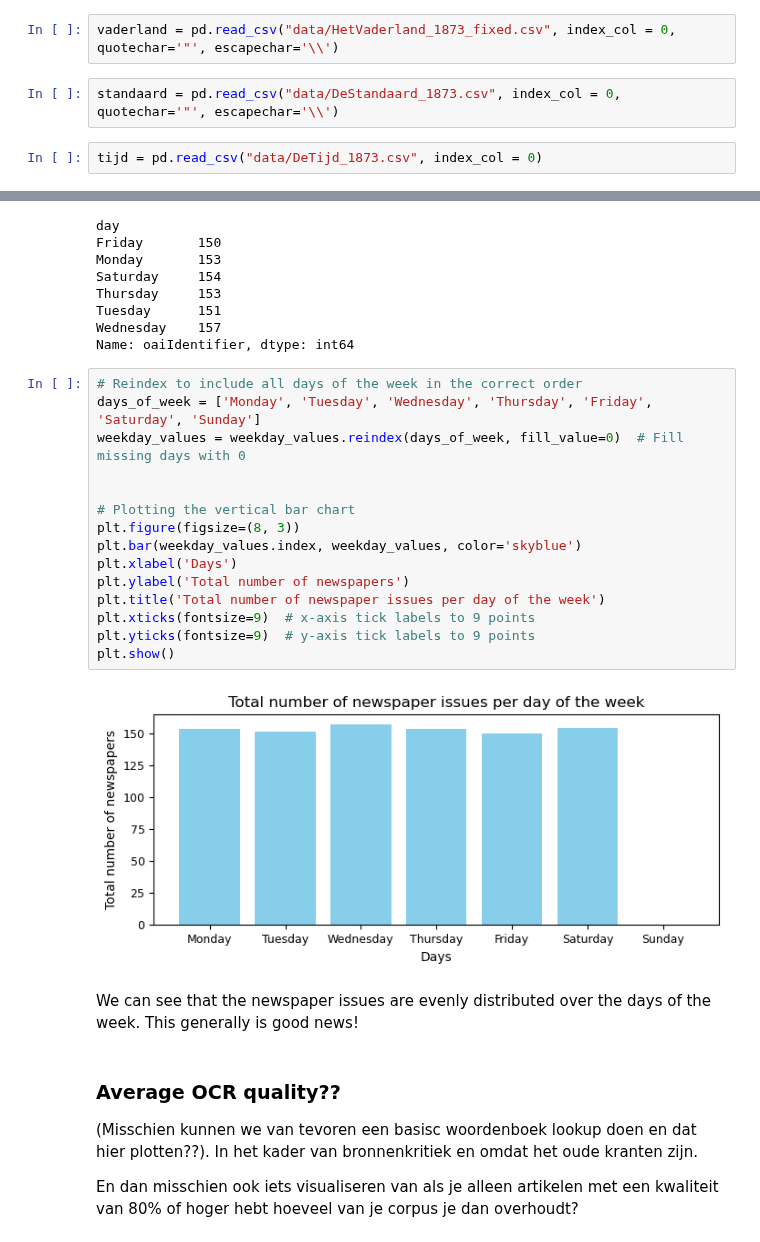
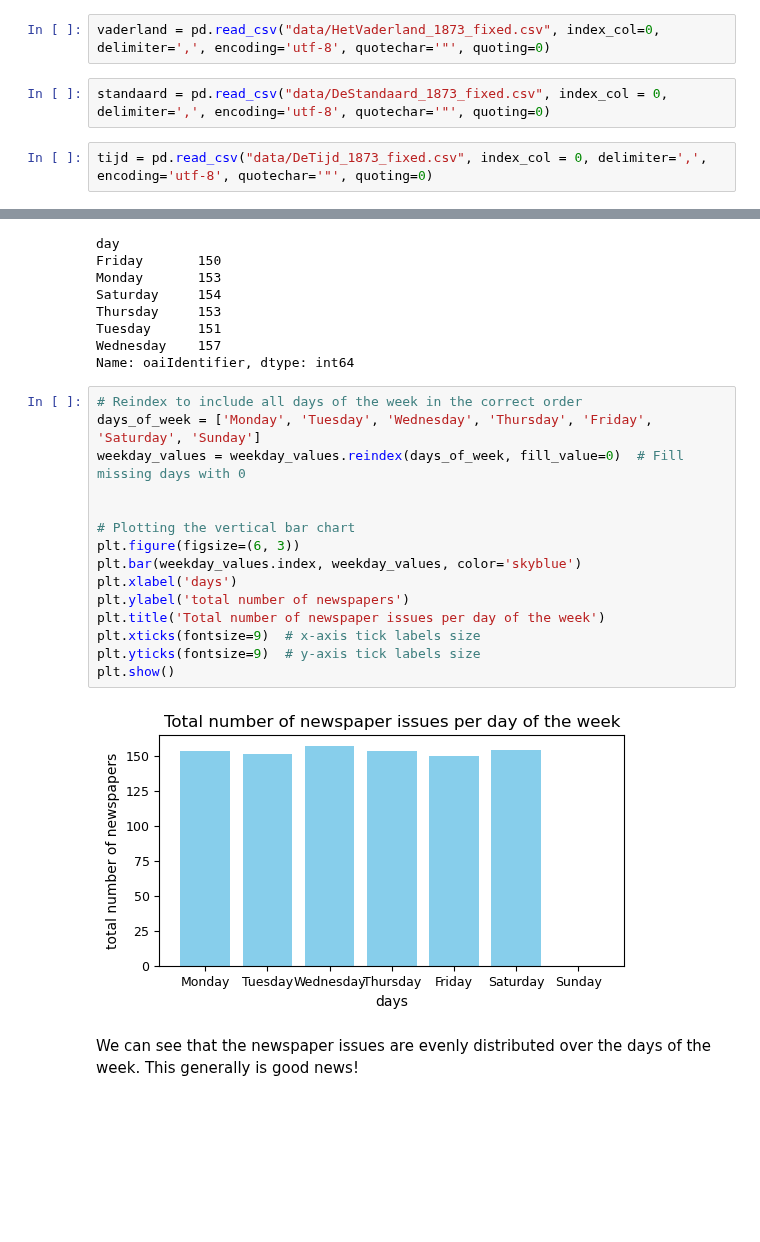
Before and after one commit to KBNLresearch/TutorialSummerschool, a Jupyter notebook: 02_Loading_data_and_visualizing_corpus.ipynb, the cells around one changed output, grey strips where cells are left out. Drawn from its saved outputs; the diff is of its cells as text; blank space fills up the shorter version.

```diff
--- a/02_Loading_data_and_visualizing_corpus.ipynb
+++ b/02_Loading_data_and_visualizing_corpus.ipynb
@@ -27,11 +27,11 @@ Let's store some data into Pandas DataFrames.
 
 With the `describe()` method, we can get summary statistics for each column in our DataFrame.
 # %%
-vaderland = pd.read_csv("data/HetVaderland_1873_fixed.csv", index_col = 0, quotechar='"', escapechar='\\')
+vaderland = pd.read_csv("data/HetVaderland_1873_fixed.csv", index_col=0, delimiter=',', encoding='utf-8', quotechar='"', quoting=0)
 # %%
-standaard = pd.read_csv("data/DeStandaard_1873.csv", index_col = 0, quotechar='"', escapechar='\\')
+standaard = pd.read_csv("data/DeStandaard_1873_fixed.csv", index_col = 0, delimiter=',', encoding='utf-8', quotechar='"', quoting=0)
 # %%
-tijd = pd.read_csv("data/DeTijd_1873.csv", index_col = 0)
+tijd = pd.read_csv("data/DeTijd_1873_fixed.csv", index_col = 0, delimiter=',', encoding='utf-8', quotechar='"', quoting=0)
 # %% [markdown]
 #### Describe corpus 'vaderland'
 
@@ -237,26 +252,19 @@ Name: oaiIdentifier, dtype: int64
 # %%
 # Reindex to include all days of the week in the correct order
 days_of_week = ['Monday', 'Tuesday', 'Wednesday', 'Thursday', 'Friday', 'Saturday', 'Sunday']
 weekday_values = weekday_values.reindex(days_of_week, fill_value=0)  # Fill missing days with 0
 
 
 # Plotting the vertical bar chart
-plt.figure(figsize=(8, 3))
+plt.figure(figsize=(6, 3))
 plt.bar(weekday_values.index, weekday_values, color='skyblue')
-plt.xlabel('Days')
-plt.ylabel('Total number of newspapers')
+plt.xlabel('days')
+plt.ylabel('total number of newspapers')
 plt.title('Total number of newspaper issues per day of the week')
-plt.xticks(fontsize=9)  # x-axis tick labels to 9 points
-plt.yticks(fontsize=9)  # y-axis tick labels to 9 points
+plt.xticks(fontsize=9)  # x-axis tick labels size
+plt.yticks(fontsize=9)  # y-axis tick labels size
 plt.show()
 # %% [output]
-[figure, old version]
+[figure, new version]
 # %% [markdown]
 We can see that the newspaper issues are evenly distributed over the days of the week. This generally is good news!
-# %% [markdown]
-### Average OCR quality??
-
-(Misschien kunnen we van tevoren een basisc woordenboek lookup doen en dat hier plotten??).
-In het kader van bronnenkritiek en omdat het oude kranten zijn.
-
-En dan misschien ook iets visualiseren van als je alleen artikelen met een kwaliteit van 80% of hoger hebt hoeveel van je corpus je dan overhoudt?
```
Also changed, not shown: parts of 6 cells of this notebook, 43 other files.
